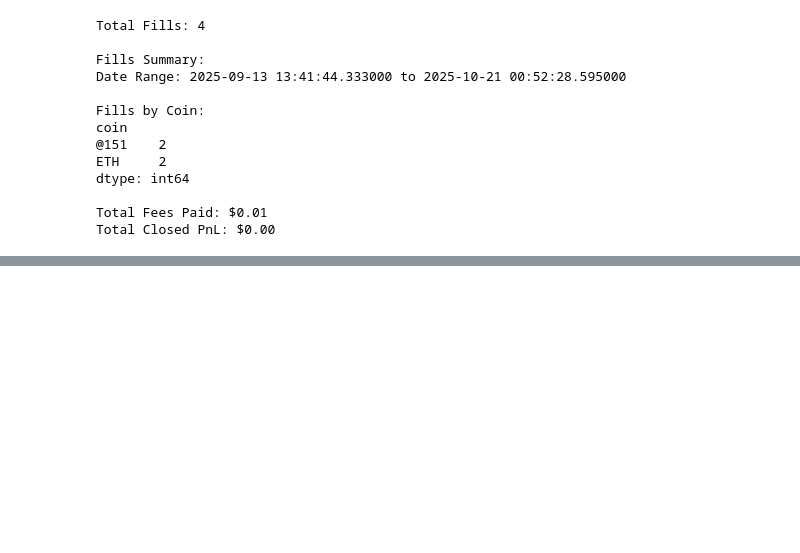
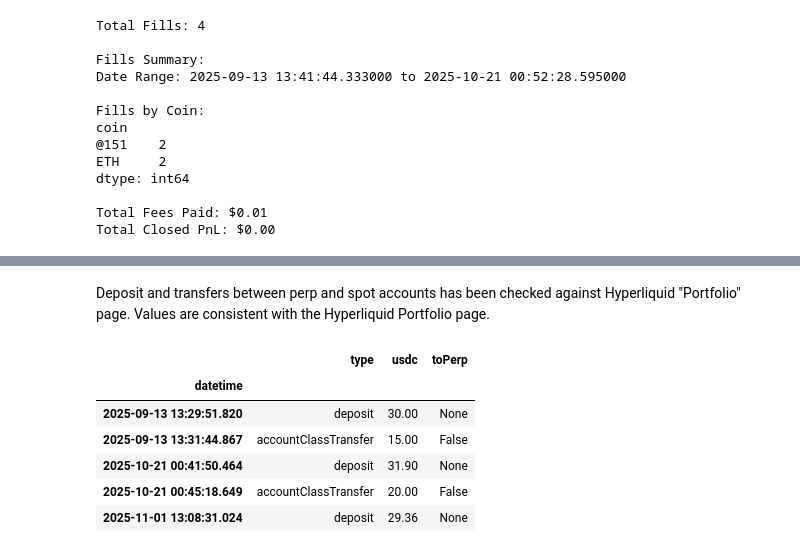
Before and after one commit to silvaac/token_data, a Jupyter notebook: nbs/hyper_account.ipynb, the cells around one changed output, grey strips where cells are left out. Cells and saved outputs as stored; diff of their text form; code cells hidden in the pictures; blank space fills up the shorter version.

```diff
--- a/nbs/hyper_account.ipynb
+++ b/nbs/hyper_account.ipynb
@@ -433,5 +380,4 @@ Available Info methods related to funding:
 # %%
-
 #| export
 def get_user_ledger_updates(address, start_date=None, end_date=None, lookback=30, info=None, include_hash=False):
     """
@@ -500,7 +446,7 @@ def get_user_ledger_updates(address, start_date=None, end_date=None, lookback=30
 
     # Handle end_date
     if end_date is None:
-        end_dt = pd.Timestamp.now()
+        end_dt = pd.Timestamp.now(tz='UTC')
     else:
         try:
             end_dt = pd.to_datetime(end_date)
@@ -627,0 +570,13 @@ Summary by Type:
+# %% [markdown]
+Deposit and transfers between perp and spot accounts has been checked against Hyperliquid "Portfolio" page. Values are consistent with the Hyperliquid Portfolio page.
+# %%
+#| eval:false
+ledger_df
+# %% [output]
+|  | type | usdc | toPerp |
+| datetime |  |  |  |
+| 2025-09-13 13:29:51.820 | deposit | 30.00 | None |
+| 2025-09-13 13:31:44.867 | accountClassTransfer | 15.00 | False |
+| 2025-10-21 00:41:50.464 | deposit | 31.90 | None |
+| 2025-10-21 00:45:18.649 | accountClassTransfer | 20.00 | False |
+| 2025-11-01 13:08:31.024 | deposit | 29.36 | None |
```
Also changed, not shown: parts of 28 cells of this notebook, 4 other files.
